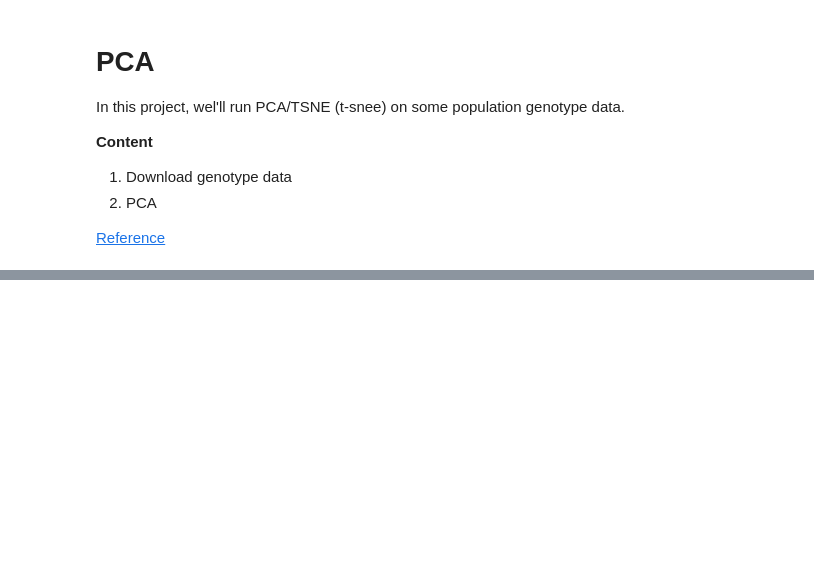
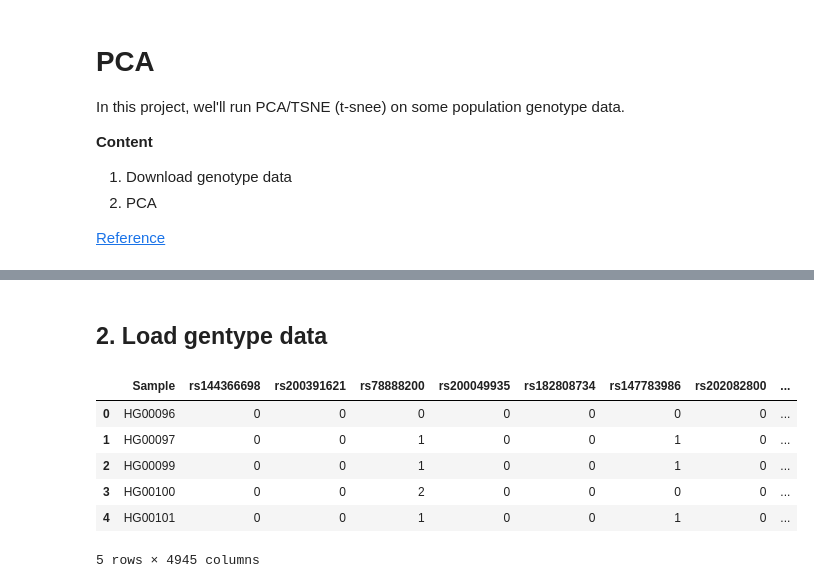
Before and after one commit to jerrylee9310/Genomics101, a Jupyter notebook: 3.PCA.ipynb, the cells around one changed output, grey strips where cells are left out. Cells and saved outputs as stored; diff of their text form; code cells hidden in the pictures; blank space fills up the shorter version.

```diff
--- a/3.PCA.ipynb
+++ b/3.PCA.ipynb
@@ -10,0 +116,16 @@ In this project, wel'll run PCA/TSNE (t-snee) on some population genotype data.
+# %% [markdown]
+## 2. Load gentype data
+# %%
+gt_fh = './data/geno_mtx.csv'
+
+# load genotype matrix
+gt = pd.read_csv(gt_fh)
+gt.head()
+# %% [output]
+|  | Sample | rs144366698 | rs200391621 | rs78888200 | rs200049935 | rs182808734 | rs147783986 | rs202082800 | ... |
+| 0 | HG00096 | 0 | 0 | 0 | 0 | 0 | 0 | 0 | ... |
+| 1 | HG00097 | 0 | 0 | 1 | 0 | 0 | 1 | 0 | ... |
+| 2 | HG00099 | 0 | 0 | 1 | 0 | 0 | 1 | 0 | ... |
+| 3 | HG00100 | 0 | 0 | 2 | 0 | 0 | 0 | 0 | ... |
+| 4 | HG00101 | 0 | 0 | 1 | 0 | 0 | 1 | 0 | ... |
+5 rows × 4945 columns
```
Also changed, not shown: parts of 18 cells of this notebook, 3 other files.
